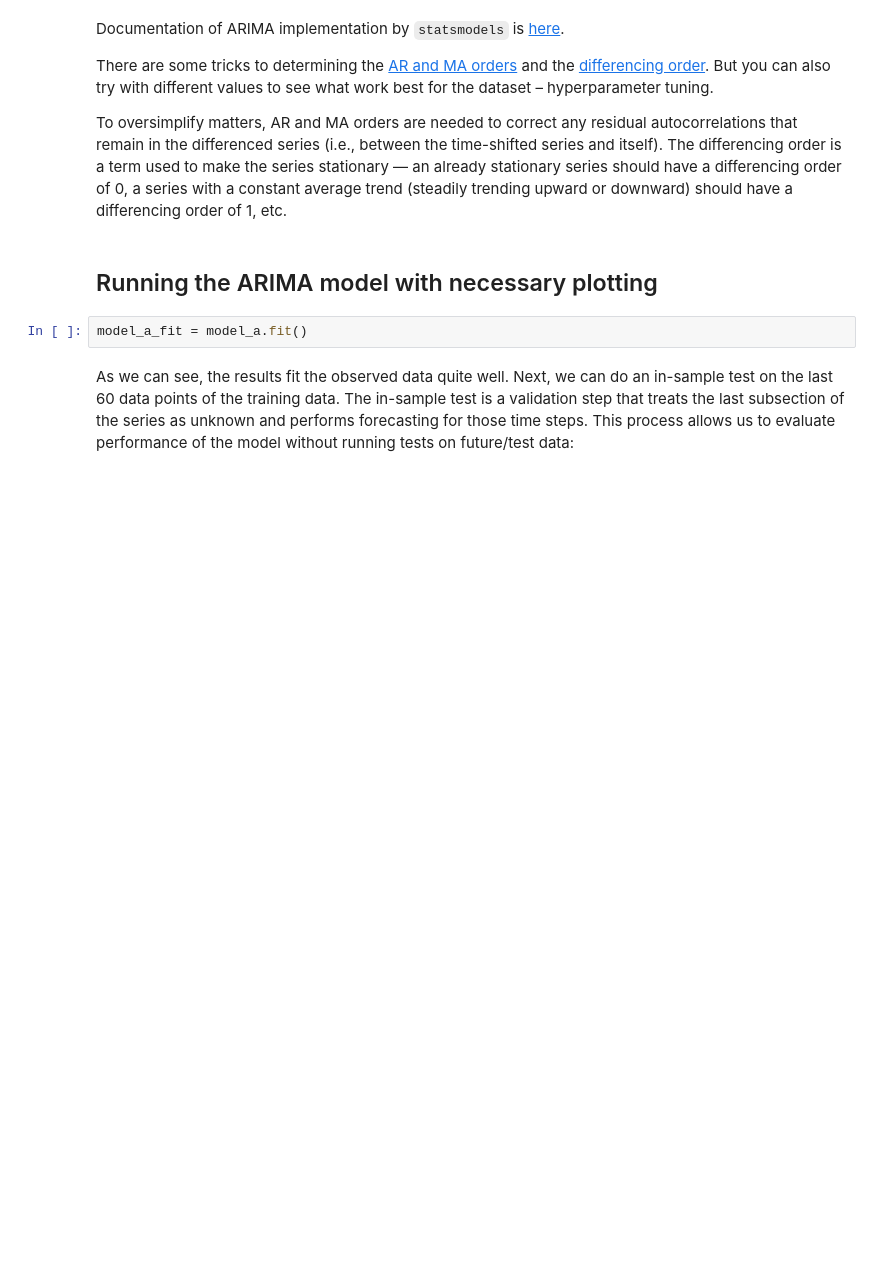
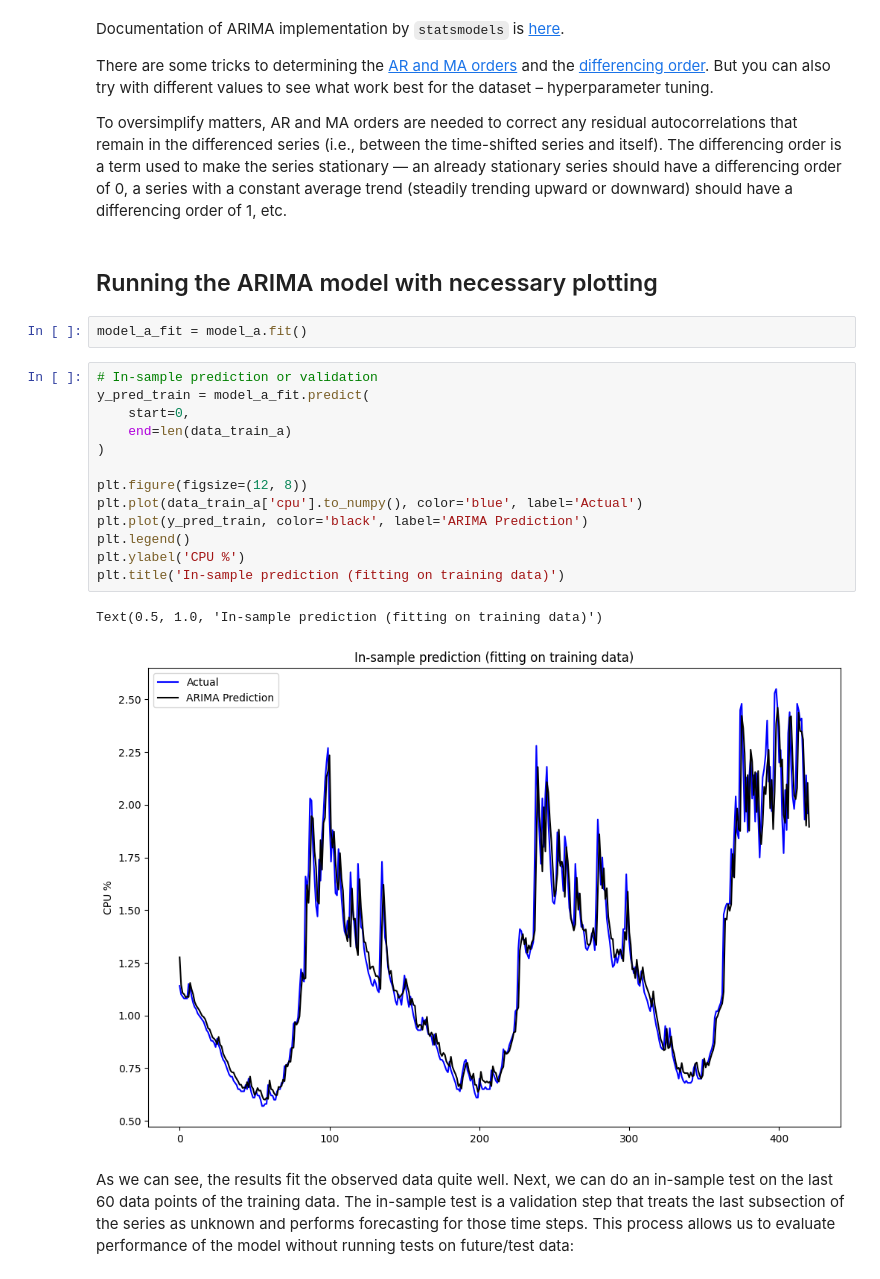
Before and after one commit to hasan-rakibul/AI-cybersec, a Jupyter notebook: lab_10/lab_10.ipynb, the cells around one changed output. Saved outputs shown, nothing was run; the diff lists cells and outputs as text; blank space fills up the shorter version.

```diff
--- a/lab_10/lab_10.ipynb
+++ b/lab_10/lab_10.ipynb
@@ -79,5 +79,21 @@ order is a term used to make the series stationary — an already stationary ser
 ## Running the ARIMA model with necessary plotting
 # %%
 model_a_fit = model_a.fit()
+# %%
+# In-sample prediction or validation
+y_pred_train = model_a_fit.predict(
+    start=0,
+    end=len(data_train_a)
+)
+
+plt.figure(figsize=(12, 8))
+plt.plot(data_train_a['cpu'].to_numpy(), color='blue', label='Actual')
+plt.plot(y_pred_train, color='black', label='ARIMA Prediction')
+plt.legend()
+plt.ylabel('CPU %')
+plt.title('In-sample prediction (fitting on training data)')
+# %% [output]
+Text(0.5, 1.0, 'In-sample prediction (fitting on training data)')
+[figure, added]
 # %% [markdown]
 As we can see, the results fit the observed data quite well. Next, we can do an in-sample test on the last 60 data points of the training data. The in-sample test is a validation step that treats the last subsection of the series as unknown and performs forecasting for those time steps. This process allows us to evaluate performance of the model without running tests on future/test data:
```
Also changed, not shown: parts of 4 cells of this notebook.
